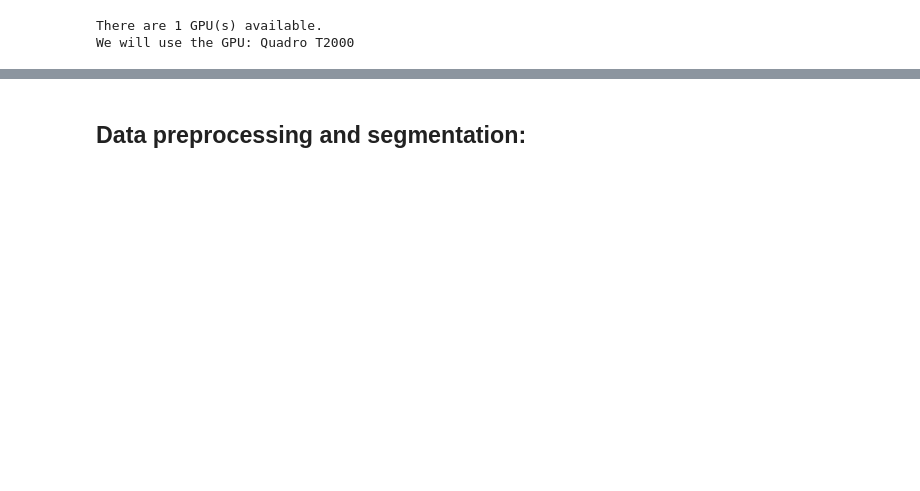
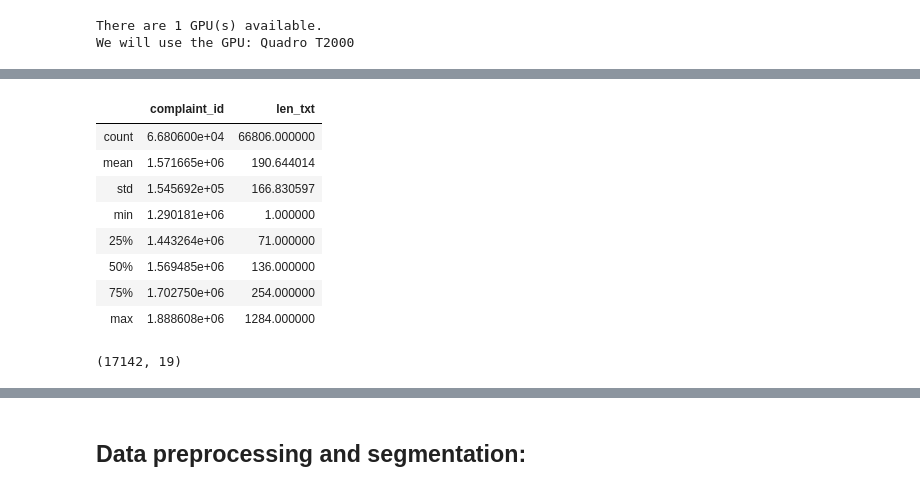
Before and after one commit to helmy-elrais/RoBERT_Recurrence_over_BERT, a Jupyter notebook: train.ipynb, the cells around one changed output, grey strips where cells are left out. Saved outputs shown, nothing was run; the diff lists cells and outputs as text; code cells hidden in the pictures; blank space fills up the shorter version.

```diff
--- a/train.ipynb
+++ b/train.ipynb
@@ -58,0 +142,19 @@ We will use the GPU: Quadro T2000
+# %%
+train_raw['len_txt'] =train_raw.consumer_complaint_narrative.apply(lambda x: len(x.split()))
+train_raw.describe()
+# %% [output]
+|  | complaint_id | len_txt |
+| count | 6.680600e+04 | 66806.000000 |
+| mean | 1.571665e+06 | 190.644014 |
+| std | 1.545692e+05 | 166.830597 |
+| min | 1.290181e+06 | 1.000000 |
+| 25% | 1.443264e+06 | 71.000000 |
+| 50% | 1.569485e+06 | 136.000000 |
+| 75% | 1.702750e+06 | 254.000000 |
+| max | 1.888608e+06 | 1284.000000 |
+# %%
+#Select only the row with number of words greater than 250:
+train_raw = train_raw[train_raw.len_txt >249]
+train_raw.shape
+# %% [output]
+(17142, 19)
```
Also changed, not shown: parts of 38 cells of this notebook.
